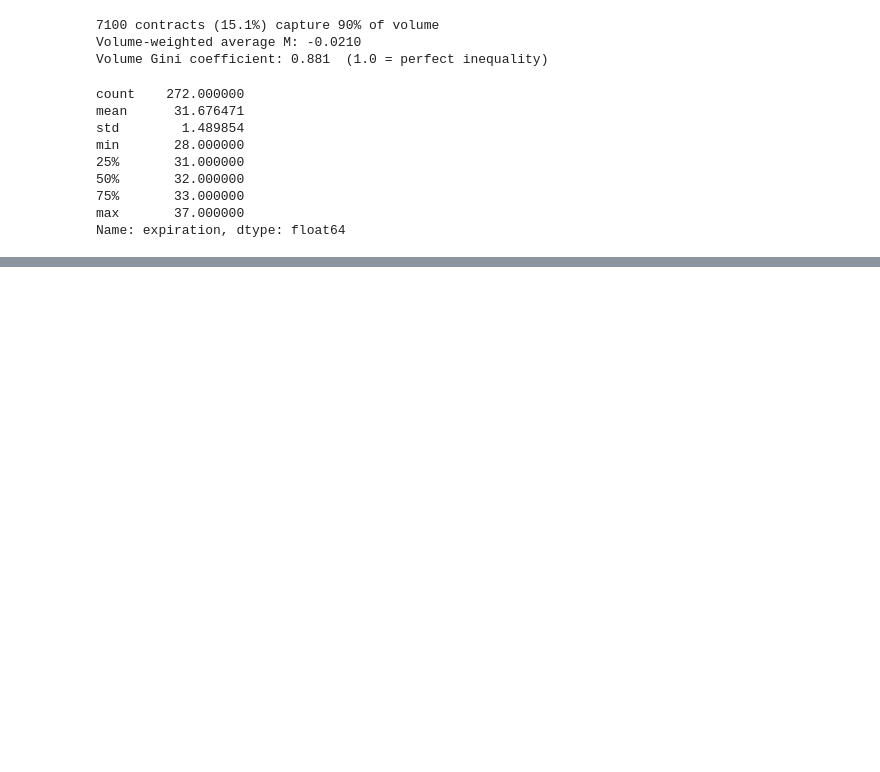
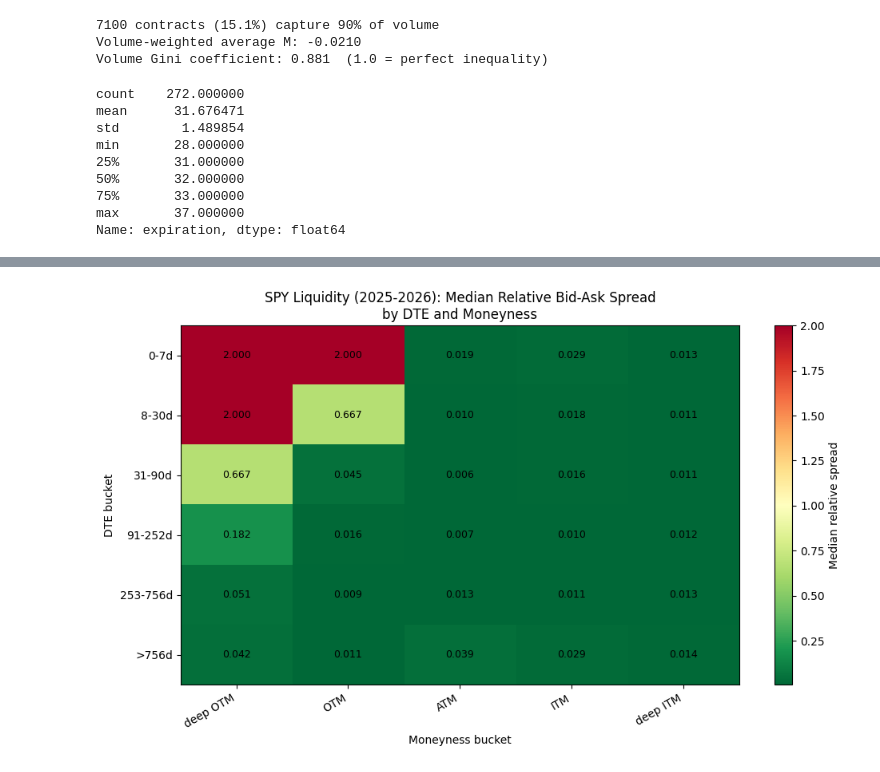
Before and after one commit to karandeeps18/Option-Pricing-using-Neural-Network, a Jupyter notebook: Notebooks/OptionChainEDA.ipynb, the cells around one changed output, grey strips where cells are left out. Cells and saved outputs as stored; diff of their text form; code cells hidden in the pictures; blank space fills up the shorter version.

```diff
--- a/Notebooks/OptionChainEDA.ipynb
+++ b/Notebooks/OptionChainEDA.ipynb
@@ -169,6 +159,3 @@ min       28.000000
 75%       33.000000
 max       37.000000
 Name: expiration, dtype: float64
-# %%
-df["expiration_date"] = pd.to_datetime(df["expiration"], unit="s").dt.date
-df.groupby("snapshot_date")["expiration_date"].nunique().describe()
@@ -184,0 +165,4 @@ Name: expiration_date, dtype: float64
+# %%
+df["snapshot_date"] = pd.to_datetime(df["snapshot_date"])
+print(f"Date range: {df["snapshot_date"].min()} - {df["snapshot_date"].max()}")
+print(f"total trading days: {df["snapshot_date"].nunique()}")
@@ -184,0 +273,11 @@ Name: expiration_date, dtype: float64
+# %%
+pivot = (
+    df.pivot_table(
+        index="DTE_bucket",
+        columns="M_bucket",
+        values="spread_rel",
+        aggfunc="median"           # for robustness
+    )
+)
+
+pivot
@@ -184,0 +293,34 @@ Name: expiration_date, dtype: float64
+# %%
+# index = DTE_bucket, columns = M_bucket, values = median(spread_rel)
+fig, ax = plt.subplots(figsize=(10, 6))
+data = pivot.values.astype(float)
+
+# heatmap
+im = ax.imshow(data, aspect="auto", cmap="RdYlGn_r")
+
+ax.set_xticks(np.arange(pivot.shape[1]))
+ax.set_yticks(np.arange(pivot.shape[0]))
+ax.set_xticklabels(pivot.columns)
+ax.set_yticklabels(pivot.index)
+
+
+plt.setp(ax.get_xticklabels(), rotation=30, ha="right")
+cbar = fig.colorbar(im, ax=ax)
+cbar.set_label("Median relative spread")
+
+# Annotate each cell with the value
+for i in range(pivot.shape[0]):
+    for j in range(pivot.shape[1]):
+        val = pivot.iloc[i, j]
+        if np.isfinite(val):
+            ax.text(j, i, f"{val:.3f}", ha="center", va="center", fontsize=9)
+
+# Titles and labels
+ax.set_title("SPY Liquidity (2025-2026): Median Relative Bid-Ask Spread\nby DTE and Moneyness")
+ax.set_xlabel("Moneyness bucket")
+ax.set_ylabel("DTE bucket")
+
+plt.tight_layout()
+plt.show()
+# %% [output]
+[figure, added]
```
Also changed, not shown: parts of 9 cells of this notebook, 1 other file.
